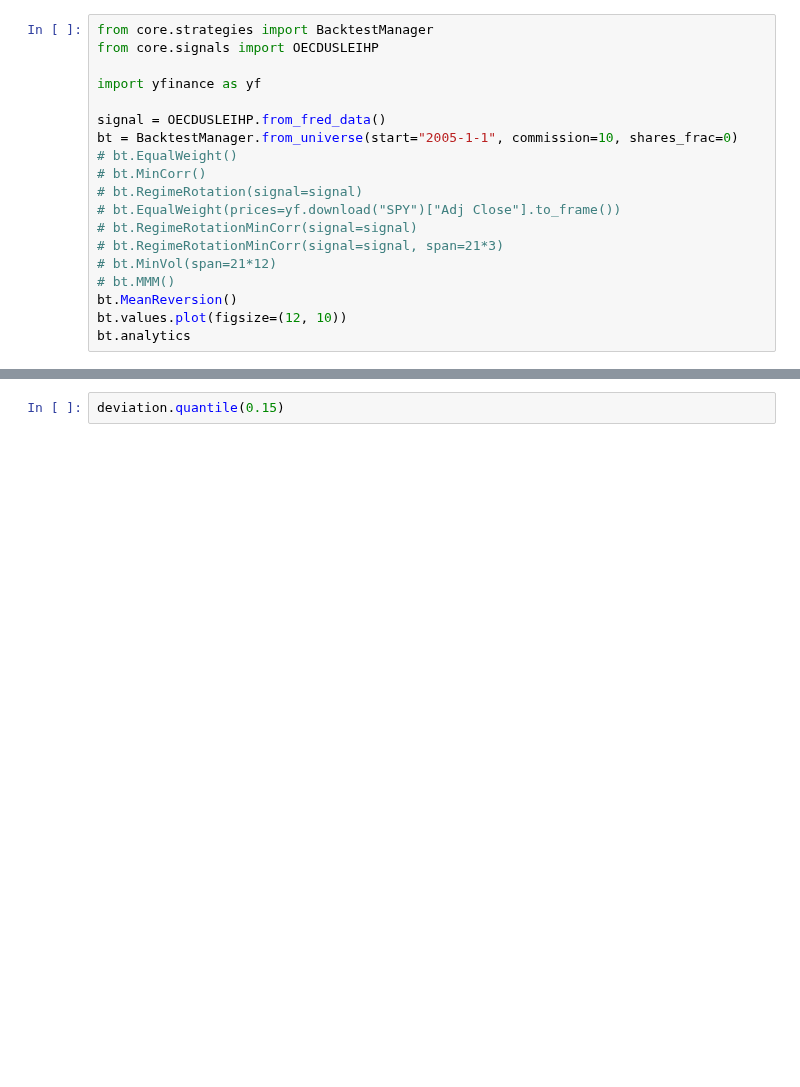
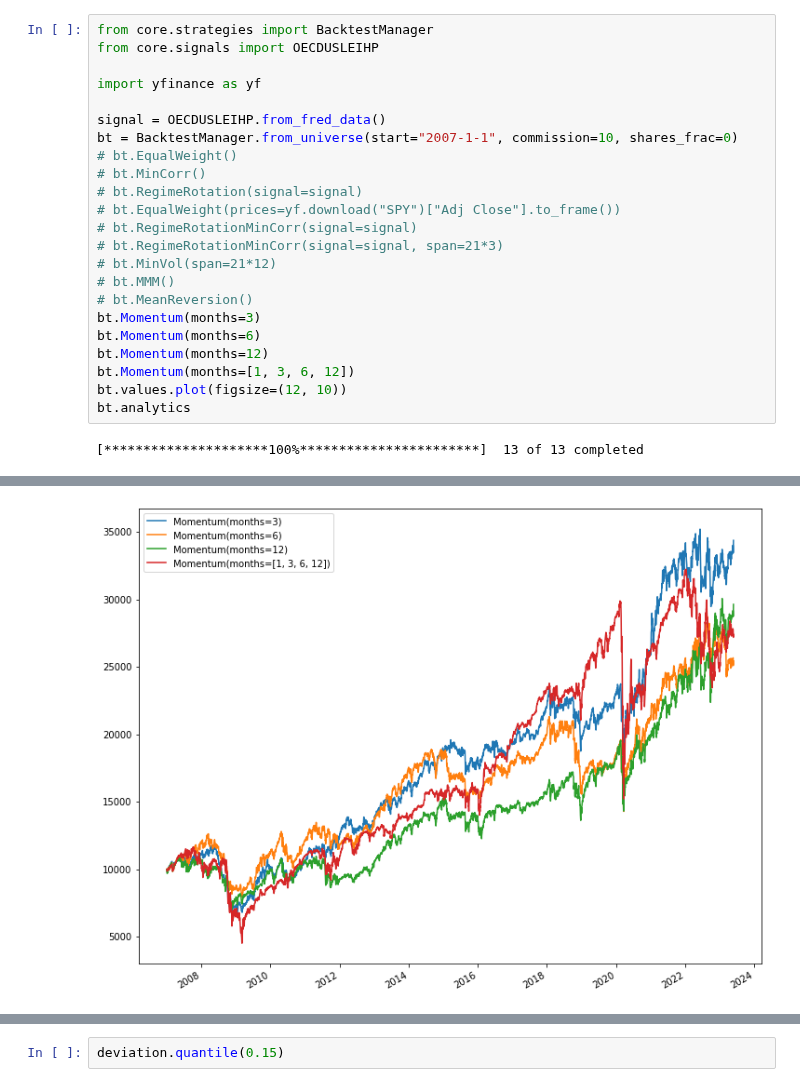
Before and after one commit to HTF1125/RobertLab, a Jupyter notebook: src/test.ipynb, the cells around one changed output, grey strips where cells are left out. Cells and saved outputs as stored; diff of their text form; blank space fills up the shorter version.

```diff
--- a/src/test.ipynb
+++ b/src/test.ipynb
@@ -5,7 +24,7 @@ from core.signals import OECDUSLEIHP
 import yfinance as yf
 
 signal = OECDUSLEIHP.from_fred_data()
-bt = BacktestManager.from_universe(start="2005-1-1", commission=10, shares_frac=0)
+bt = BacktestManager.from_universe(start="2007-1-1", commission=10, shares_frac=0)
 # bt.EqualWeight()
 # bt.MinCorr()
 # bt.RegimeRotation(signal=signal)
@@ -14,6 +33,12 @@ bt = BacktestManager.from_universe(start="2005-1-1", commission=10, shares_frac=
 # bt.RegimeRotationMinCorr(signal=signal, span=21*3)
 # bt.MinVol(span=21*12)
 # bt.MMM()
-bt.MeanReversion()
+# bt.MeanReversion()
+bt.Momentum(months=3)
+bt.Momentum(months=6)
+bt.Momentum(months=12)
+bt.Momentum(months=[1, 3, 6, 12])
 bt.values.plot(figsize=(12, 10))
 bt.analytics
+# %% [output]
+[*********************100%***********************]  13 of 13 completed
@@ -19,0 +59 @@ bt.analytics
+[figure, added]
```
Also changed, not shown: parts of 6 cells of this notebook, 4 other files.
